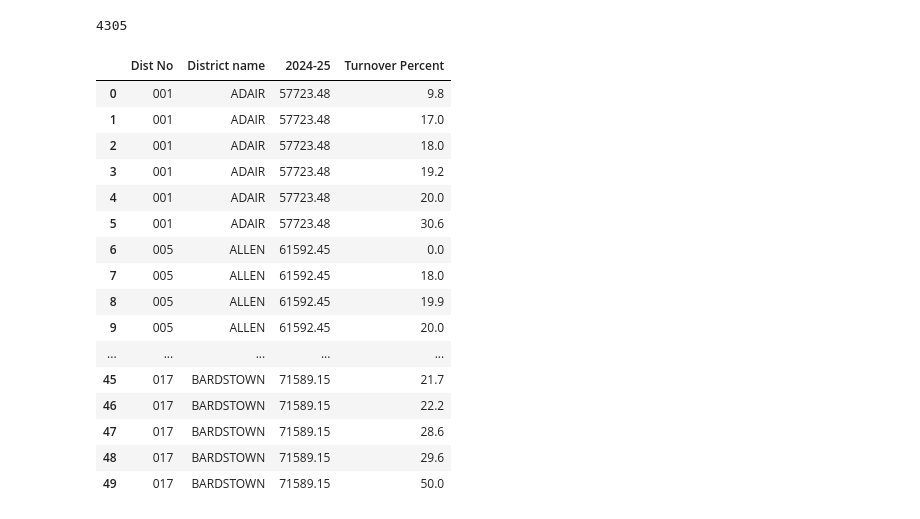
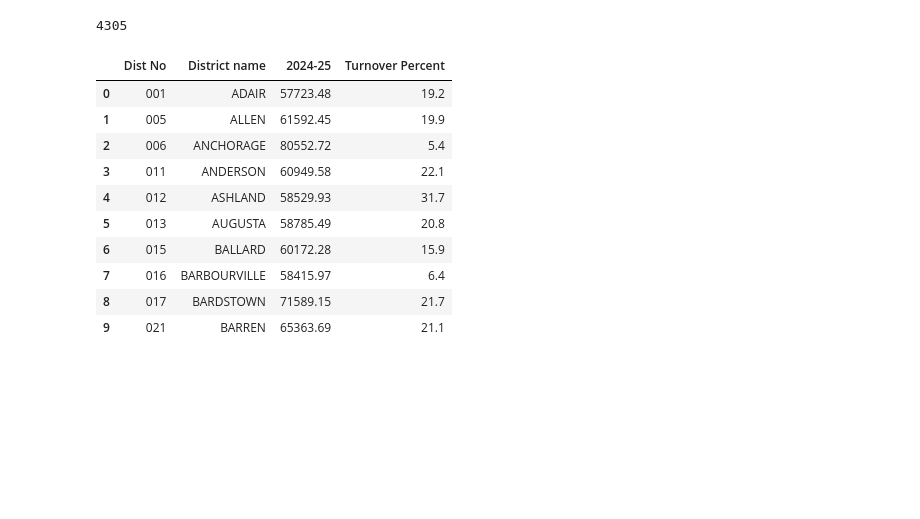
Before and after one commit to LucyHCollins/Teacher_Turnover, a Jupyter notebook: Capstone.ipynb, the cells around one changed output. Cells and saved outputs as stored; diff of their text form; code cells hidden in the pictures; blank space fills up the shorter version.

```diff
--- a/Capstone.ipynb
+++ b/Capstone.ipynb
@@ -224,29 +224,24 @@ df_dropped_columns_Working_Conditions.to_sql("conditions", conn, if_exists="repl
 # %%
 query = """
 SELECT
     s.*,
     t."Turnover Percent"
 FROM salary s
 JOIN turnover t
     ON s."Dist No" = t."District Number"
+WHERE t."School Name" = 'All Schools'
 """
 result = pd.read_sql_query(query, conn)
-result.head(50)
+result.head(10)
 # %% [output]
 |  | Dist No | District name | 2024-25 | Turnover Percent |
-| 0 | 001 | ADAIR | 57723.48 | 9.8 |
-| 1 | 001 | ADAIR | 57723.48 | 17.0 |
-| 2 | 001 | ADAIR | 57723.48 | 18.0 |
-| 3 | 001 | ADAIR | 57723.48 | 19.2 |
-| 4 | 001 | ADAIR | 57723.48 | 20.0 |
-| 5 | 001 | ADAIR | 57723.48 | 30.6 |
-| 6 | 005 | ALLEN | 61592.45 | 0.0 |
-| 7 | 005 | ALLEN | 61592.45 | 18.0 |
-| 8 | 005 | ALLEN | 61592.45 | 19.9 |
-| 9 | 005 | ALLEN | 61592.45 | 20.0 |
-| ... | ... | ... | ... | ... |
-| 45 | 017 | BARDSTOWN | 71589.15 | 21.7 |
-| 46 | 017 | BARDSTOWN | 71589.15 | 22.2 |
-| 47 | 017 | BARDSTOWN | 71589.15 | 28.6 |
-| 48 | 017 | BARDSTOWN | 71589.15 | 29.6 |
-| 49 | 017 | BARDSTOWN | 71589.15 | 50.0 |
+| 0 | 001 | ADAIR | 57723.48 | 19.2 |
+| 1 | 005 | ALLEN | 61592.45 | 19.9 |
+| 2 | 006 | ANCHORAGE | 80552.72 | 5.4 |
+| 3 | 011 | ANDERSON | 60949.58 | 22.1 |
+| 4 | 012 | ASHLAND | 58529.93 | 31.7 |
+| 5 | 013 | AUGUSTA | 58785.49 | 20.8 |
+| 6 | 015 | BALLARD | 60172.28 | 15.9 |
+| 7 | 016 | BARBOURVILLE | 58415.97 | 6.4 |
+| 8 | 017 | BARDSTOWN | 71589.15 | 21.7 |
+| 9 | 021 | BARREN | 65363.69 | 21.1 |
```
Also changed, not shown: parts of 3 cells of this notebook, 3 other files.
